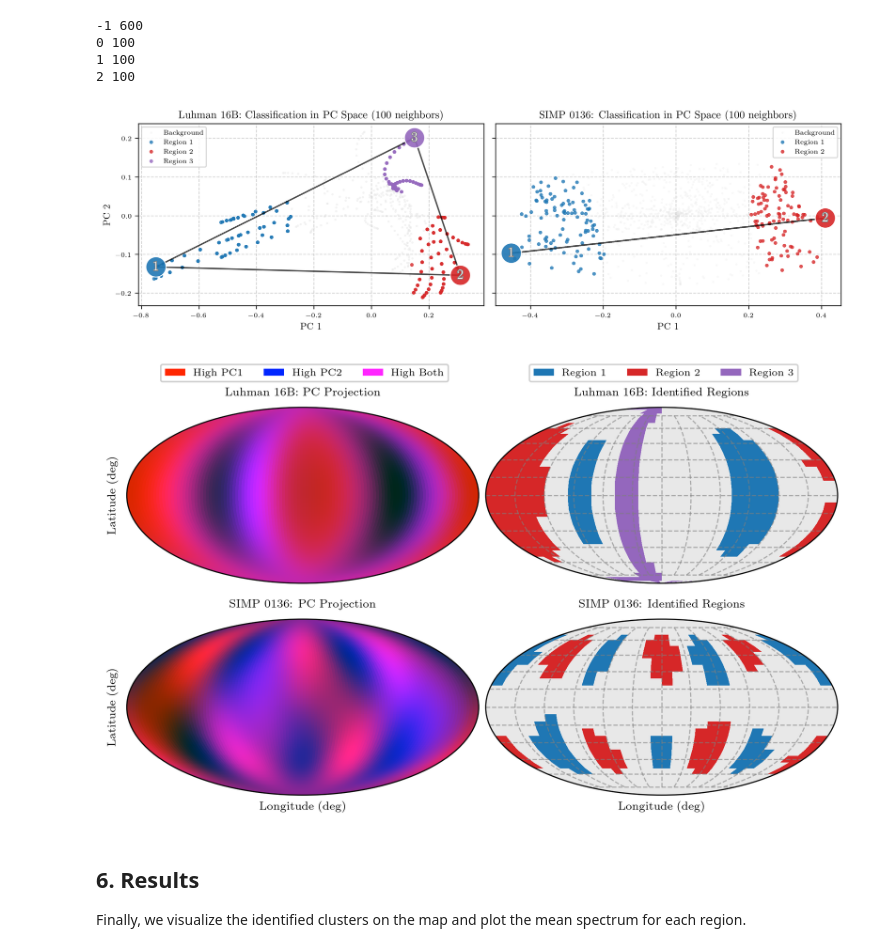
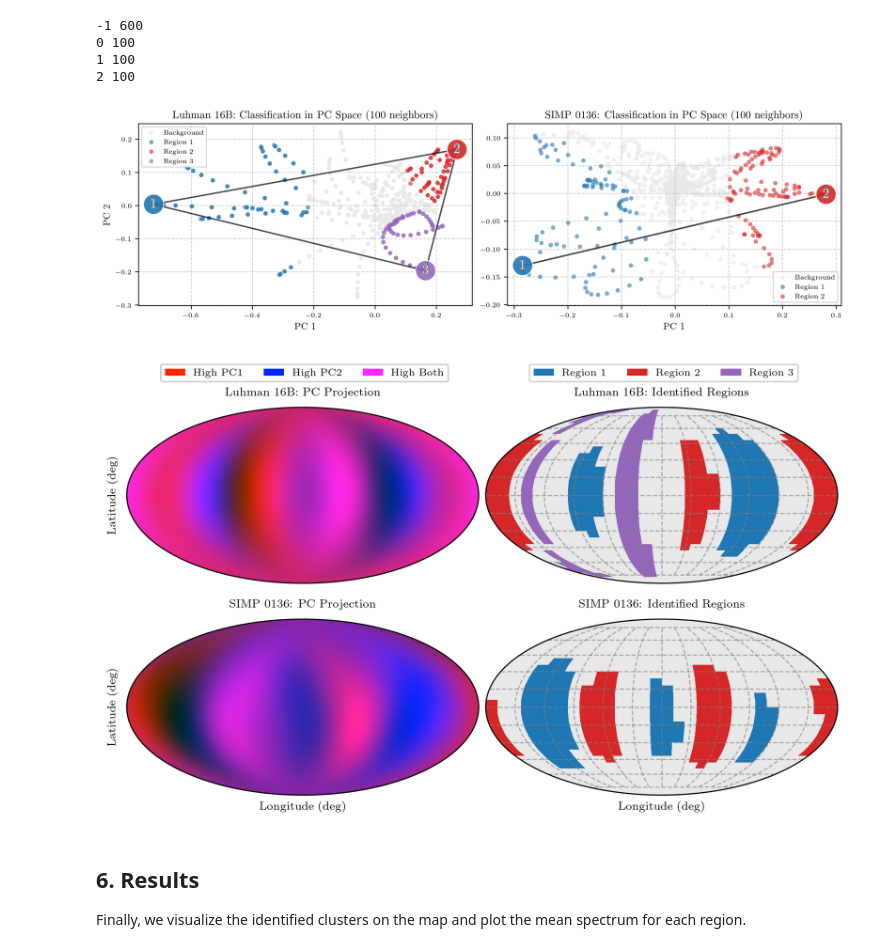
Before and after one commit to w-ruizhe/spectralmap, a Jupyter notebook: docs/source/tutorials/paper_joint_plot.ipynb, the cells around one changed output. Saved outputs shown, nothing was run; the diff lists cells and outputs as text; code cells hidden in the pictures.

```diff
--- a/docs/source/tutorials/paper_joint_plot.ipynb
+++ b/docs/source/tutorials/paper_joint_plot.ipynb
@@ -372,17 +167,15 @@ We load the NIRSpec lightcurve files. Each file corresponds to a specific rotati
 # %%
 import numpy as np
-from spectralmap.utilities import bin_flux_by_theta
+from spectralmap.utilities import bin_flux
 
 # 1. Load the data files
 data_file = "data/Luhman16B_NIRSpec_2023.npz"
 theta = np.load(data_file)["theta"]
 wl = np.load(data_file)["wl"]
 flux_raw = np.load(data_file)["flux_raw"]
-
+theta, flux_raw, flux_err, counts = bin_flux(theta, flux_raw, n_bins=64, flux_err=None)
 amplitudes = np.nanmean(flux_raw, axis=1)
 flux = (flux_raw.T / amplitudes).T
-
-theta, flux, flux_err, counts = bin_flux_by_theta(theta, flux, n_bins=64, flux_err=None)
 # %% [markdown]
 ## 2. Inversion with SpectralMap
 
@@ -401,2 +185,0 @@ map.plot_lightcurve()
-# %%
-_ = map.draw(plot=True, projection="moll", grid=True, colorbar=True, n_samples=1)
@@ -404,0 +186,6 @@ _ = map.draw(plot=True, projection="moll", grid=True, colorbar=True, n_samples=1
+# %%
+from spectralmap.mapping import make_map
+map = make_map(mode='rotational',  map_res=30, ydeg=2, inc=80)
+i_to_plot = 0  # Index of wavelength to plot
+map.solve_posterior(data.flux[i_to_plot], None, data.theta, verbose=True)
+map.plot_lightcurve()
@@ -454,6 +253,22 @@ n_corners = 3
 F_regionals, F_regional_errs, labels = find_clusters(
     F_all_wl, F_cov_all_wl, n_neighbors=n_neighbors, n_corners=n_corners, plot=False
 )
+
+# Swap Luhman 16B cluster 1 and 3 (human-facing region numbers).
+# Internal labels are 0-based (Region 1->0, Region 2->1, Region 3->2).
+if n_corners >= 3:
+    labels_swapped = labels.copy()
+    mask_region1 = labels == 0
+    mask_region3 = labels == 2
+    labels_swapped[mask_region1] = 2
+    labels_swapped[mask_region3] = 0
+    labels = labels_swapped
+
+    # Keep extracted spectra/errors aligned with the new region numbering.
+    if len(F_regionals) >= 4:
+        F_regionals[[1, 3]] = F_regionals[[3, 1]]
+        F_regional_errs[[1, 3]] = F_regional_errs[[3, 1]]
+
 N = len(F_regionals)
 
 # Save Luhman 16B clustering context
@@ -496,14 +311,18 @@ def _pc_anchor_geometry(PCs_obj, n_regions):
     centroid = np.mean(corner_coords, axis=0)
     angles = np.arctan2(corner_coords[:, 1] - centroid[1], corner_coords[:, 0] - centroid[0])
     sort_order = np.argsort(angles)
+
+    if n_regions == 3:
+        sort_order[[0, 2]] = sort_order[[2, 0]]
     corner_coords = corner_coords[sort_order]
     centers = corner_coords[:, :2]
+
     return corner_coords, centers
 
 # -----------------------------
 # Combined PC-space classification (1 row x 2 cols)
 # -----------------------------
-fig_pc, axs_pc = plt.subplots(1, 2, figsize=(10.8, 3.4), sharey=True)
+fig_pc, axs_pc = plt.subplots(1, 2, figsize=(10.8, 3.4), sharey=False)
 
 for ax, title, PCs_obj, labels_obj, n_neighbors_obj, N_obj in [
     (axs_pc[0], "Luhman 16B", luh_PCs, luh_labels, luh_n_neighbors, luh_N),
@@ -515,7 +334,7 @@ for ax, title, PCs_obj, labels_obj, n_neighbors_obj, N_obj in [
     mask_unassigned = labels_obj == -1
     ax.scatter(
         PCs_obj[mask_unassigned, 0], PCs_obj[mask_unassigned, 1],
-        s=5, alpha=0.3, color=COLOR_LIST[0], edgecolor="none", zorder=1, label="Background",
+        s=20, alpha=0.6, color=COLOR_LIST[0], edgecolor="none", zorder=1, label="Background",
     )
 
     for k in range(K_obj):
@@ -523,7 +342,7 @@ for ax, title, PCs_obj, labels_obj, n_neighbors_obj, N_obj in [
         color = COLOR_LIST[(k + 1) % len(COLOR_LIST)]
         ax.scatter(
             PCs_obj[mask_k, 0], PCs_obj[mask_k, 1],
-            s=14, alpha=0.8, color=color, edgecolor="none", zorder=2, label=f"Region {k+1}",
+            s=20, alpha=0.6, color=color, edgecolor="none", zorder=2, label=f"Region {k+1}",
         )
 
     # Polygon and region-number labels matching find_clusters style
@@ -618,35 +437,35 @@ region_legend_elements = [
 ]
 region_legend = fig_reg.legend(
     handles=region_legend_elements,
     loc="upper center",
     bbox_to_anchor=(0.75, 0.97),
     ncol=3,
     framealpha=0.9,
 )
 fig_reg.add_artist(pc_legend)
 
 for ax in (ax_luh_rgb, ax_luh_lbl, ax_simp_rgb, ax_simp_lbl):
     ax.set_xlabel("")
 
 for ax in (ax_simp_rgb, ax_simp_lbl):
     ax.set_xlabel("Longitude (deg)")
 ax_luh_rgb.set_ylabel("Latitude (deg)")
 ax_simp_rgb.set_ylabel("Latitude (deg)")
 ax_luh_lbl.set_ylabel("")
 ax_simp_lbl.set_ylabel("")
 ax_luh_lbl.set_yticklabels([])
 ax_simp_lbl.set_yticklabels([])
 
 fig_reg.subplots_adjust(left=0.04, right=0.98, top=1, bottom=0, wspace=0.0, hspace=0.0)
 fig_reg.savefig(
     PAPER_FIGURES_DIR + "Luhman16B_S0136_identified_regions_combined.pdf",
     dpi=300,
     bbox_inches="tight",
     pad_inches=0.01,
 )
 # %% [output]
-[figure, old version]
+[figure, new version]
-[figure, old version]
+[figure, new version]
 # %% [markdown]
 ## 6. Results
 Finally, we visualize the identified clusters on the map and plot the mean spectrum for each region.
```
Also changed, not shown: parts of 26 cells of this notebook, 12 other files.
